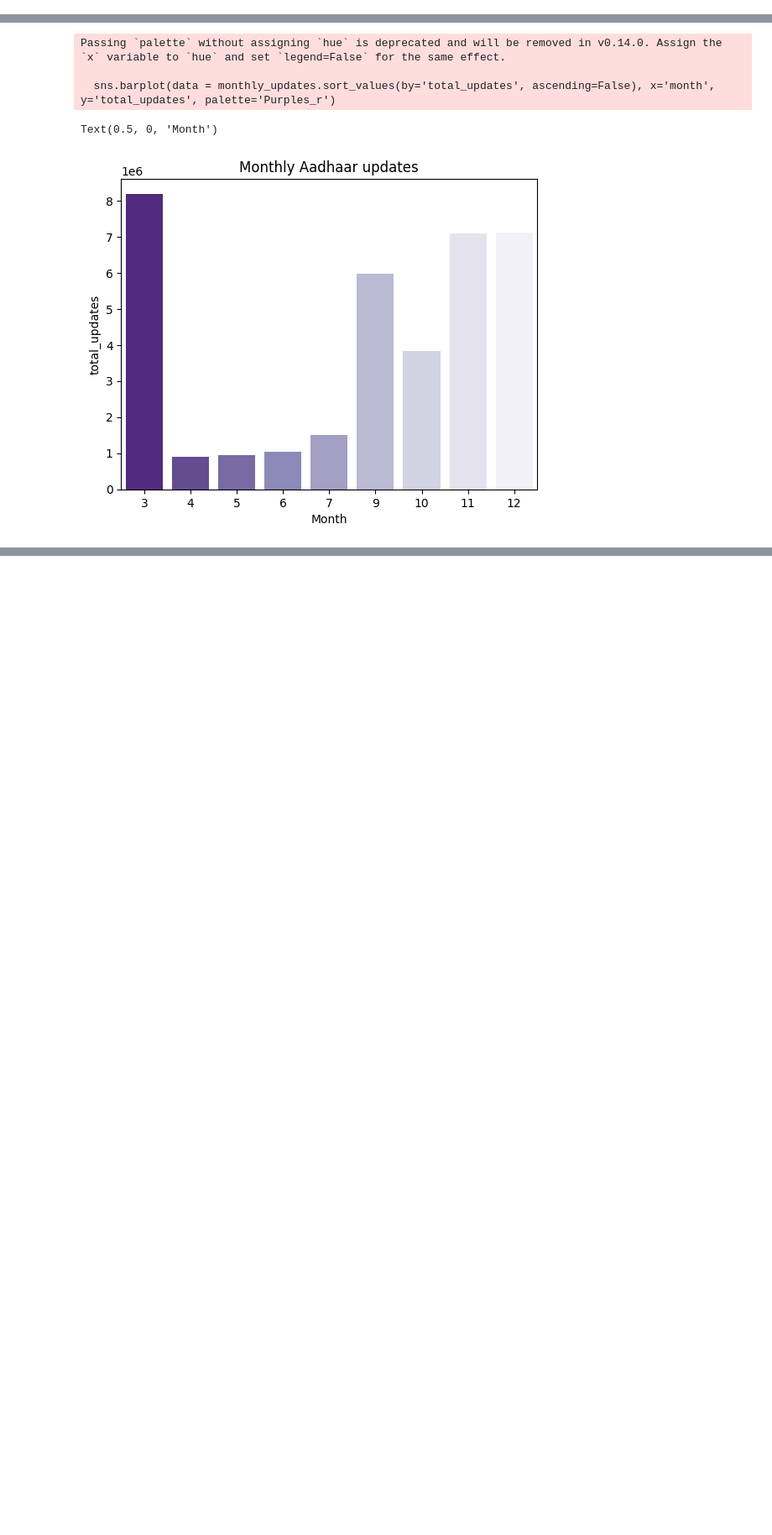
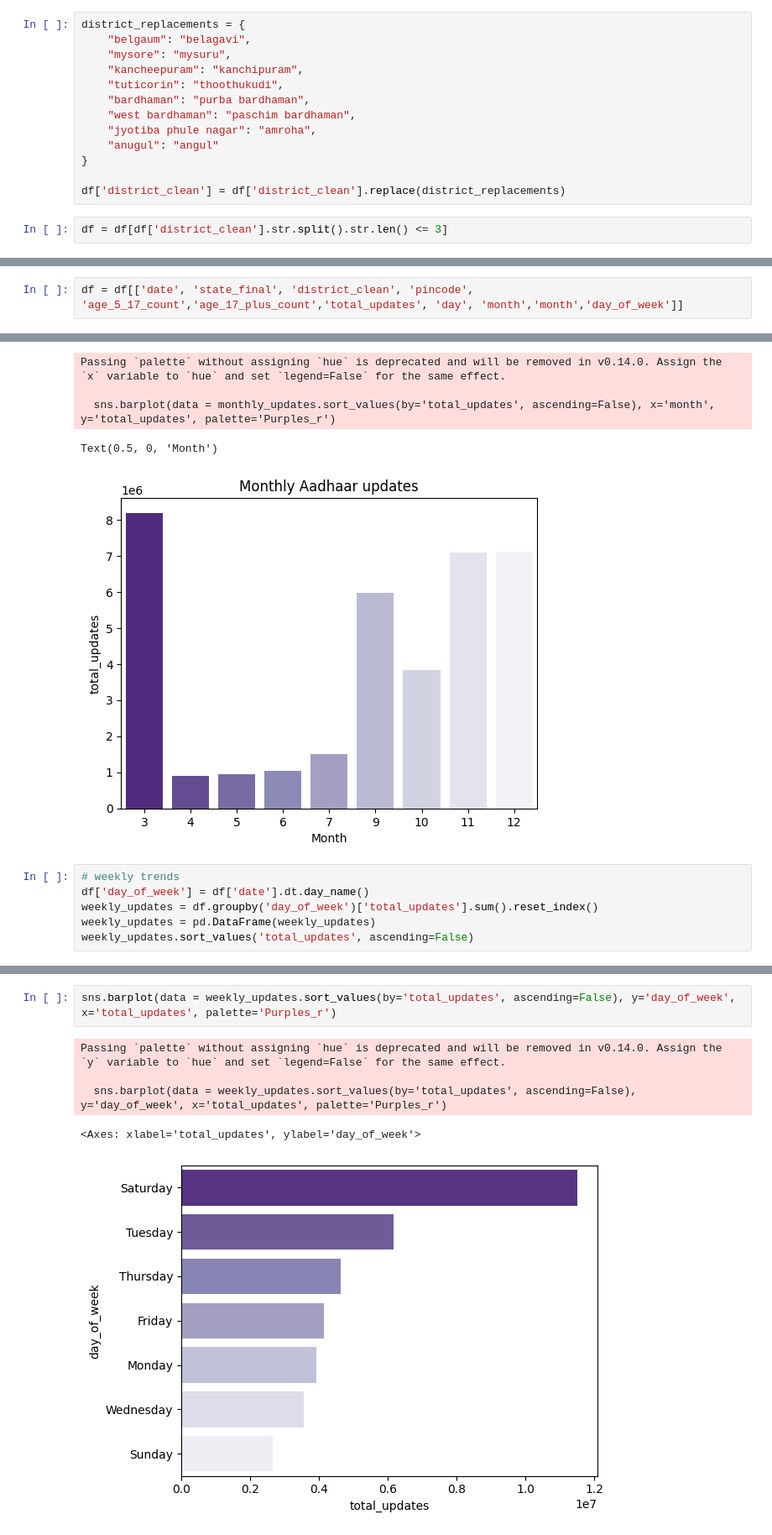
Before and after one commit to Mahii0107/aadhaar-analysis, a Jupyter notebook: Demographic.ipynb, the cells around one changed output, grey strips where cells are left out. Shown at 84% size. Drawn from its saved outputs; the diff is of its cells as text; blank space fills up the shorter version.

Commit message:
Visualization almost done. (Finding more questions which can be answered using graphs)

```diff
--- a/Demographic.ipynb
+++ b/Demographic.ipynb
@@ -273,0 +329,15 @@ df.head()
+# %%
+district_replacements = {
+    "belgaum": "belagavi",
+    "mysore": "mysuru",
+    "kancheepuram": "kanchipuram",
+    "tuticorin": "thoothukudi",
+    "bardhaman": "purba bardhaman",
+    "west bardhaman": "paschim bardhaman",
+    "jyotiba phule nagar": "amroha",
+    "anugul": "angul"
+}
+
+df['district_clean'] = df['district_clean'].replace(district_replacements)
+# %%
+df = df[df['district_clean'].str.split().str.len() <= 3]
@@ -274,3 +386,5 @@ df.head()
+# %%
+df = df[['date', 'state_final', 'district_clean', 'pincode', 'age_5_17_count','age_17_plus_count','total_updates', 'day', 'month','month','day_of_week']]
 # %% [markdown]
 ### EDA and Visualization
 # %%
@@ -329,3 +443,9 @@ Passing `palette` without assigning `hue` is deprecated and will be removed in v
   sns.barplot(data = monthly_updates.sort_values(by='total_updates', ascending=False), x='month', y='total_updates', palette='Purples_r')
 Text(0.5, 0, 'Month')
 [figure]
+# %%
+# weekly trends
+df['day_of_week'] = df['date'].dt.day_name()
+weekly_updates = df.groupby('day_of_week')['total_updates'].sum().reset_index()
+weekly_updates = pd.DataFrame(weekly_updates)
+weekly_updates.sort_values('total_updates', ascending=False)
@@ -331,0 +461,8 @@ Text(0.5, 0, 'Month')
+# %%
+sns.barplot(data = weekly_updates.sort_values(by='total_updates', ascending=False), y='day_of_week', x='total_updates', palette='Purples_r')
+# %% [output]
+Passing `palette` without assigning `hue` is deprecated and will be removed in v0.14.0. Assign the `y` variable to `hue` and set `legend=False` for the same effect.
+
+  sns.barplot(data = weekly_updates.sort_values(by='total_updates', ascending=False), y='day_of_week', x='total_updates', palette='Purples_r')
+<Axes: xlabel='total_updates', ylabel='day_of_week'>
+[figure, added]
```
Also changed, not shown: parts of 18 cells of this notebook.
